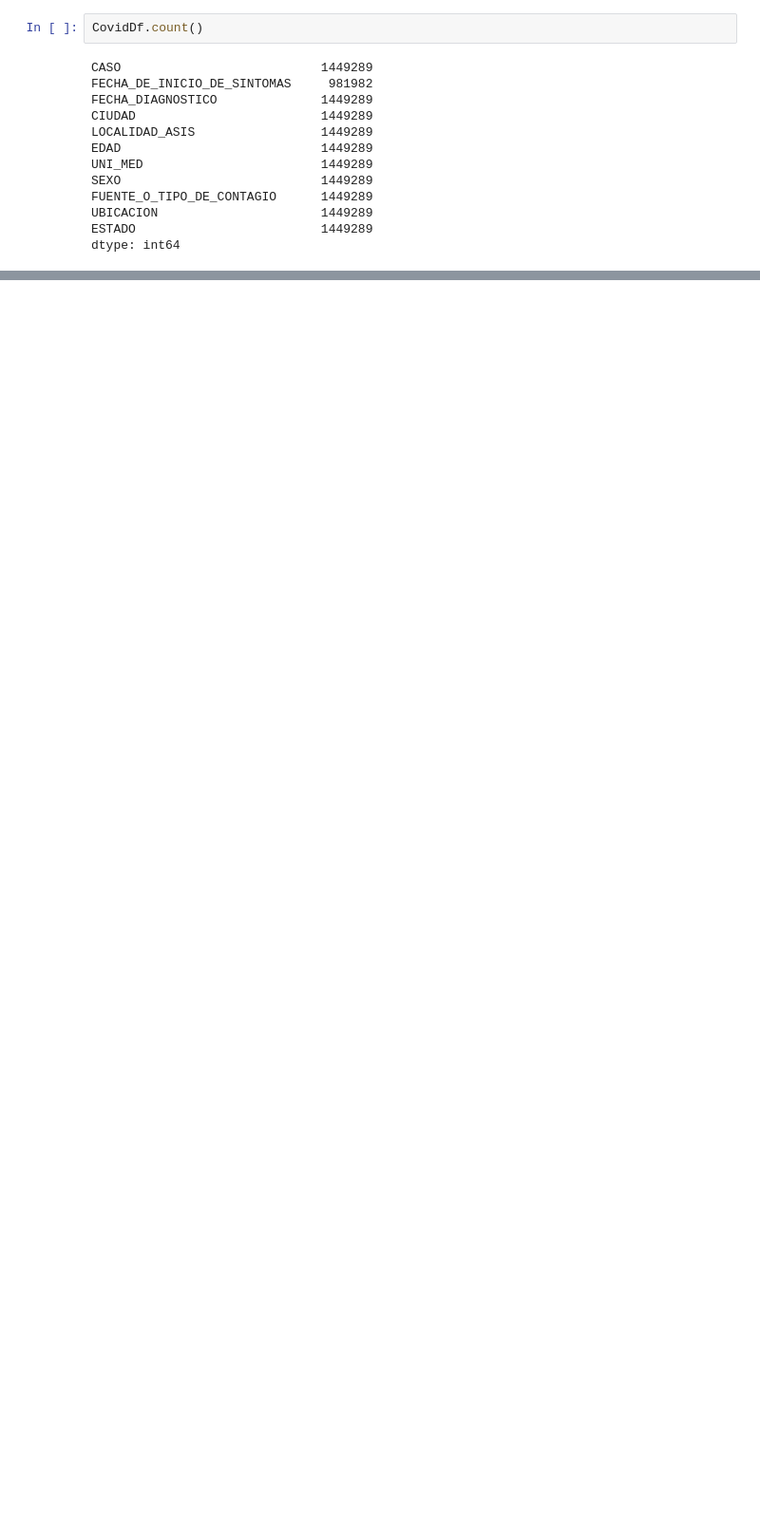
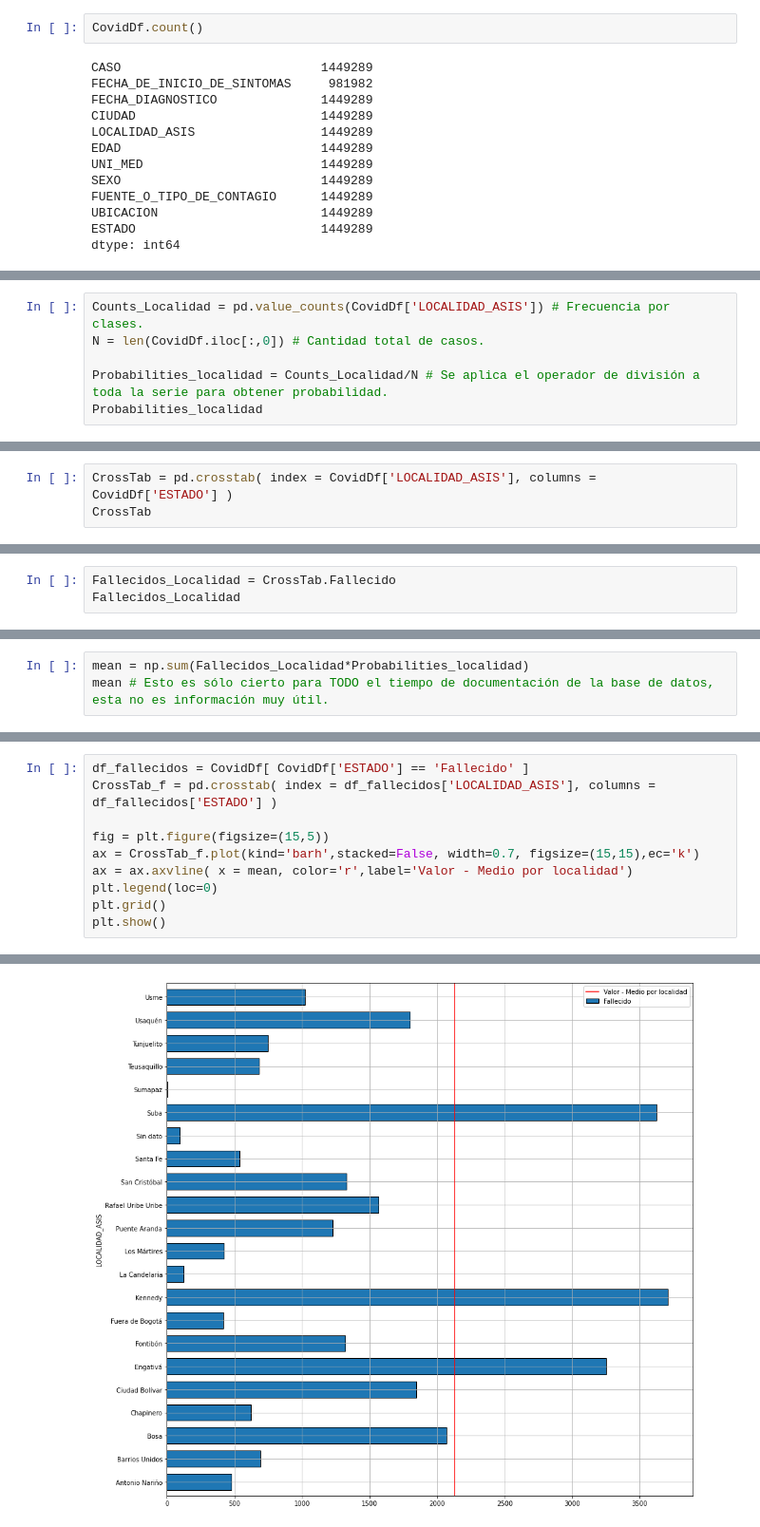
Before and after one commit to Lucas-Nieto-institucional/Notebooks_curso_estadistica, a Jupyter notebook: 02_Bases_de_datos.ipynb, the cells around one changed output, grey strips where cells are left out. Shown at 95% size. Cells and saved outputs as stored; diff of their text form; blank space fills up the shorter version.

```diff
--- a/02_Bases_de_datos.ipynb
+++ b/02_Bases_de_datos.ipynb
@@ -46,0 +126,6 @@ dtype: int64
+# %%
+Counts_Localidad = pd.value_counts(CovidDf['LOCALIDAD_ASIS']) # Frecuencia por clases.
+N = len(CovidDf.iloc[:,0]) # Cantidad total de casos.
+
+Probabilities_localidad = Counts_Localidad/N # Se aplica el operador de división a toda la serie para obtener probabilidad.
+Probabilities_localidad
@@ -46,0 +162,3 @@ dtype: int64
+# %%
+CrossTab = pd.crosstab( index = CovidDf['LOCALIDAD_ASIS'], columns = CovidDf['ESTADO'] )
+CrossTab
@@ -46,0 +186,3 @@ dtype: int64
+# %%
+Fallecidos_Localidad = CrossTab.Fallecido
+Fallecidos_Localidad
@@ -46,0 +209,3 @@ dtype: int64
+# %%
+mean = np.sum(Fallecidos_Localidad*Probabilities_localidad)
+mean # Esto es sólo cierto para TODO el tiempo de documentación de la base de datos, esta no es información muy útil.
@@ -46,0 +216,11 @@ dtype: int64
+# %%
+df_fallecidos = CovidDf[ CovidDf['ESTADO'] == 'Fallecido' ]
+CrossTab_f = pd.crosstab( index = df_fallecidos['LOCALIDAD_ASIS'], columns = df_fallecidos['ESTADO'] )
+
+fig = plt.figure(figsize=(15,5))
+ax = CrossTab_f.plot(kind='barh',stacked=False, width=0.7, figsize=(15,15),ec='k')
+ax = ax.axvline( x = mean, color='r',label='Valor - Medio por localidad')
+plt.legend(loc=0)
+plt.grid()
+plt.show()
+# %% [output]
@@ -46,0 +228 @@ dtype: int64
+[figure, added]
```
Also changed, not shown: parts of 26 cells of this notebook.
